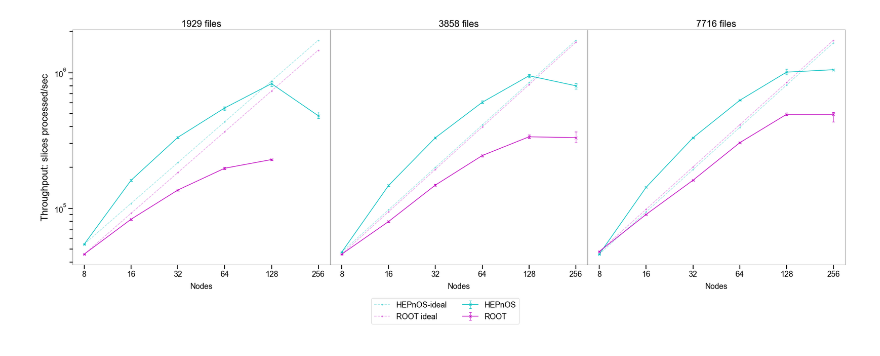
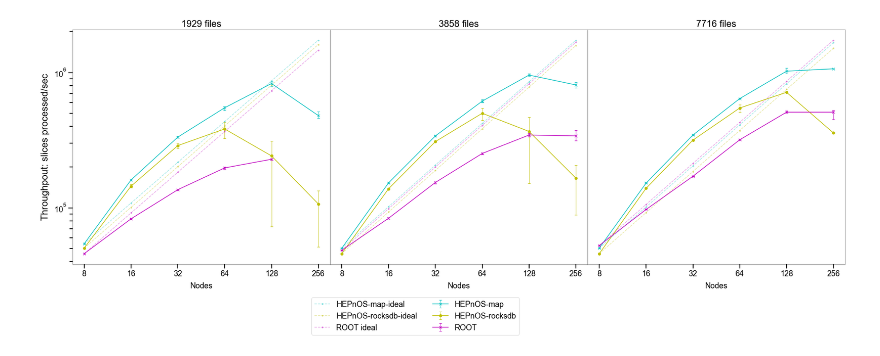
Before and after one commit to HEPonHPC/hepnos_eventselection, a Jupyter notebook: scaling/256_nodes/slice_throughput.ipynb, the cells around one changed output. Drawn from its saved outputs; the diff is of its cells as text; code cells hidden in the pictures.

Commit message:
rocksdb backend results

```diff
--- a/scaling/256_nodes/slice_throughput.ipynb
+++ b/scaling/256_nodes/slice_throughput.ipynb
@@ -18,6 +18,14 @@ hepnos_s4v2_7716_slices_per_sec_mean = np.load('hepnos/s4v2/slices_per_sec_mean_
 hepnos_s4v2_1929_slices_per_sec_errs = np.load('hepnos/s4v2/slices_per_sec_errs_1929.npy')
 hepnos_s4v2_3858_slices_per_sec_errs = np.load('hepnos/s4v2/slices_per_sec_errs_3858.npy')
 hepnos_s4v2_7716_slices_per_sec_errs = np.load('hepnos/s4v2/slices_per_sec_errs_7716.npy')
+# %%
+ssd_hepnos_1929_slices_per_sec_mean = np.load('ssd_hepnos/slices_per_sec_mean_1929.npy')
+ssd_hepnos_3858_slices_per_sec_mean = np.load('ssd_hepnos/slices_per_sec_mean_3858.npy')
+ssd_hepnos_7716_slices_per_sec_mean = np.load('ssd_hepnos/slices_per_sec_mean_7716.npy')
+
+ssd_hepnos_1929_slices_per_sec_errs = np.load('ssd_hepnos/slices_per_sec_errs_1929.npy')
+ssd_hepnos_3858_slices_per_sec_errs = np.load('ssd_hepnos/slices_per_sec_errs_3858.npy')
+ssd_hepnos_7716_slices_per_sec_errs = np.load('ssd_hepnos/slices_per_sec_errs_7716.npy')
 # %%
 nodes = np.array([8,16,32,64,128,256])
 
@@ -34,43 +42,49 @@ _elinewidth = 0.75
 _capsize = 3
 
 ax[0].set_title('1929 files')
-ax[0].errorbar(np.arange(6), hepnos_s4v2_1929_slices_per_sec_mean, yerr=hepnos_s4v2_1929_slices_per_sec_errs, fmt='c-x', ecolor='c', elinewidth=_elinewidth, capsize=_capsize, label='HEPnOS')
+ax[0].errorbar(np.arange(6), hepnos_s4v2_1929_slices_per_sec_mean, yerr=hepnos_s4v2_1929_slices_per_sec_errs, fmt='c-x', ecolor='c', elinewidth=_elinewidth, capsize=_capsize, label='HEPnOS-map')
 ax[0].plot(np.arange(6), (hepnos_s4v2_1929_slices_per_sec_mean[0])*(nodes/nodes[0]), 'c--.', alpha=0.35)
+ax[0].errorbar(np.arange(6), ssd_hepnos_1929_slices_per_sec_mean, yerr=ssd_hepnos_1929_slices_per_sec_errs, fmt='y-o', ecolor='y', elinewidth=_elinewidth, capsize=_capsize, label='HEPnOS-rocksdb')
+ax[0].plot(np.arange(6), (ssd_hepnos_1929_slices_per_sec_mean[0])*(nodes/nodes[0]), 'y--.', alpha=0.35)
 ax[0].errorbar(np.arange(5), root_1929_slices_per_sec_mean[:-1], yerr=root_1929_slices_per_sec_errs[:, :-1], fmt='m-x', ecolor='m', elinewidth=_elinewidth, capsize=_capsize, label='ROOT')
 ax[0].plot(np.arange(6), (root_1929_slices_per_sec_mean[0])*(nodes/nodes[0]), 'm--.', alpha=0.35)
 
 ax[1].set_title('3858 files')
-ax[1].errorbar(np.arange(6), hepnos_s4v2_3858_slices_per_sec_mean, yerr=hepnos_s4v2_3858_slices_per_sec_errs, fmt='c-x', ecolor='c', elinewidth=_elinewidth, capsize=_capsize, label='HEPnOS')
-ax[1].plot(np.arange(6), (hepnos_s4v2_3858_slices_per_sec_mean[0])*(nodes/nodes[0]), 'c--.', alpha=0.35, label='HEPnOS-ideal')
+ax[1].errorbar(np.arange(6), hepnos_s4v2_3858_slices_per_sec_mean, yerr=hepnos_s4v2_3858_slices_per_sec_errs, fmt='c-x', ecolor='c', elinewidth=_elinewidth, capsize=_capsize, label='HEPnOS-map')
+ax[1].plot(np.arange(6), (hepnos_s4v2_3858_slices_per_sec_mean[0])*(nodes/nodes[0]), 'c--.', alpha=0.35, label='HEPnOS-map-ideal')
+ax[1].errorbar(np.arange(6), ssd_hepnos_3858_slices_per_sec_mean, yerr=ssd_hepnos_3858_slices_per_sec_errs, fmt='y-o', ecolor='y', elinewidth=_elinewidth, capsize=_capsize, label='HEPnOS-rocksdb')
+ax[1].plot(np.arange(6), (ssd_hepnos_3858_slices_per_sec_mean[0])*(nodes/nodes[0]), 'y--.', alpha=0.35, label='HEPnOS-rocksdb-ideal')
 ax[1].errorbar(np.arange(6), root_3858_slices_per_sec_mean, yerr=root_3858_slices_per_sec_errs, fmt='m-x', ecolor='m', elinewidth=_elinewidth, capsize=_capsize, label='ROOT')
 ax[1].plot(np.arange(6), (root_3858_slices_per_sec_mean[0])*(nodes/nodes[0]), 'm--.', alpha=0.35, label='ROOT ideal')
 
 ax[2].set_title('7716 files')
-ax[2].errorbar(np.arange(6), hepnos_s4v2_7716_slices_per_sec_mean, yerr=hepnos_s4v2_7716_slices_per_sec_errs, fmt='c-x', ecolor='c', elinewidth=_elinewidth, capsize=_capsize, label='HEPnOS')
+ax[2].errorbar(np.arange(6), hepnos_s4v2_7716_slices_per_sec_mean, yerr=hepnos_s4v2_7716_slices_per_sec_errs, fmt='c-x', ecolor='c', elinewidth=_elinewidth, capsize=_capsize, label='HEPnOS-map')
 ax[2].plot(np.arange(6), (hepnos_s4v2_7716_slices_per_sec_mean[0])*(nodes/nodes[0]), 'c--.', alpha=0.35)
+ax[2].errorbar(np.arange(6), ssd_hepnos_7716_slices_per_sec_mean, yerr=ssd_hepnos_7716_slices_per_sec_errs, fmt='y-o', ecolor='y', elinewidth=_elinewidth, capsize=_capsize, label='HEPnOS-rocksdb')
+ax[2].plot(np.arange(6), (ssd_hepnos_7716_slices_per_sec_mean[0])*(nodes/nodes[0]), 'y--.', alpha=0.35)
 ax[2].errorbar(np.arange(6), root_7716_slices_per_sec_mean, yerr=root_7716_slices_per_sec_errs, fmt='m-x', ecolor='m', elinewidth=_elinewidth, capsize=_capsize, label='ROOT')
 ax[2].plot(np.arange(6), (root_7716_slices_per_sec_mean[0])*(nodes/nodes[0]), 'm--.', alpha=0.35)
 
 # Common legend for all plots!
 lgd = ax[1].legend(bbox_to_anchor=(0.75, -0.125), ncol=2)
 
 for _ax in ax:
     _ax.set_xticks(np.arange(6))
     _ax.set_xticklabels(nodes)
     _ax.set_xlabel('Nodes', labelpad=10)
     _ax.set_yscale('log', base=10)
     #_ax.set_ylim(10**4,10**7)
     _ax.xaxis.set_tick_params(which='major', size=10, width=2)
     _ax.xaxis.set_tick_params(which='minor', size=7, width=2)
     _ax.yaxis.set_tick_params(which='major', size=10, width=2)
     _ax.yaxis.set_tick_params(which='minor', size=7, width=2)
     if _ax==ax[0]:
         _ax.set_ylabel('Throughpout: slices processed/sec', labelpad=10, size=22)
     else:
         _ax.yaxis.set_ticklabels([])
         _ax.yaxis.set_ticks([])
         _ax.yaxis.set_ticks([], minor=True)
 
 plt.savefig("slice_throughput.png", dpi=250, bbox_inches="tight")
 # %% [output]
-[figure, old version]
+[figure, new version]
```
Also changed, not shown: 14 other files.
